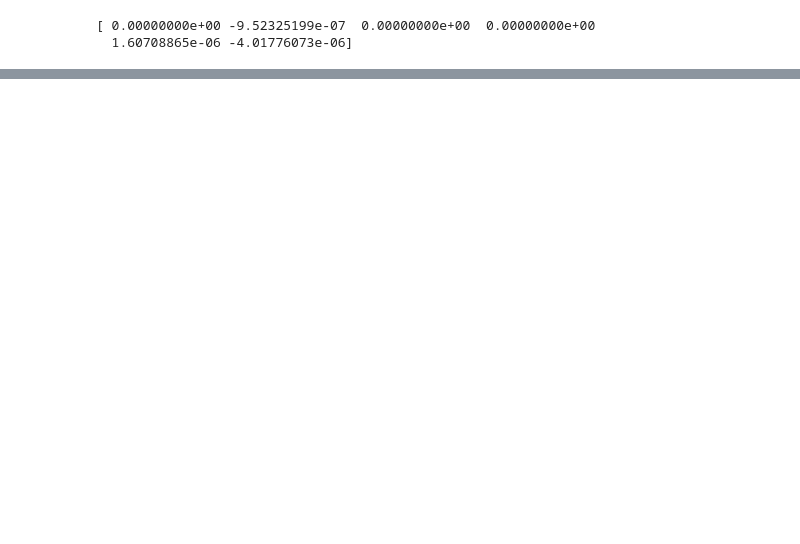
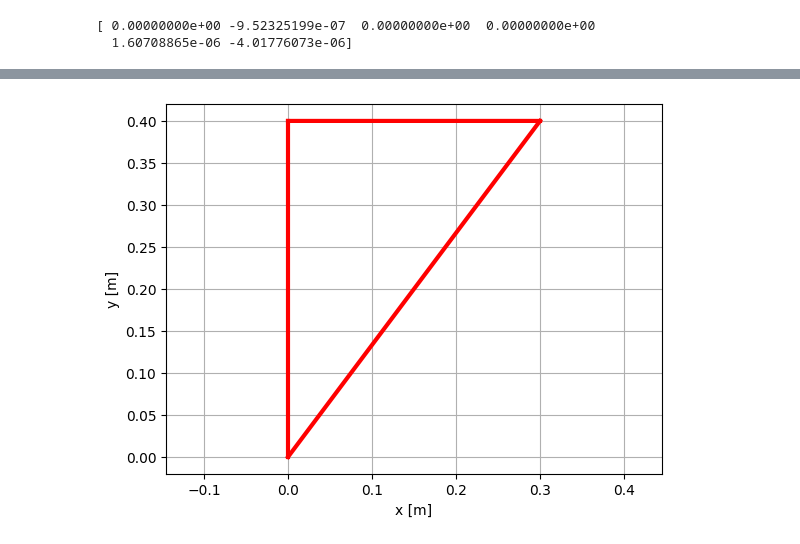
Before and after one commit to thomaschabro/MECSOL-APS4, a Jupyter notebook: main.ipynb, the cells around one changed output, grey strips where cells are left out. Cells and saved outputs as stored; diff of their text form; code cells hidden in the pictures; blank space fills up the shorter version.

Commit message:
ajustar para armazenas valores e aplicar depois

```diff
--- a/main.ipynb
+++ b/main.ipynb
@@ -166,6 +253,11 @@ print(Utotal)
 [ 0.00000000e+00 -9.52325199e-07  0.00000000e+00  0.00000000e+00
   1.60708865e-06 -4.01776073e-06]
 # %%
+'''
+Neste for, iremos calcular tanto a deformação quanto a tensão de cada elemento.
+
+'''
+
 for elemento in range(nm):
     no1 = int(Inc[elemento,0]) -1
     no2 = int(Inc[elemento,1]) -1
@@ -182,11 +274,7 @@ for elemento in range(nm):
     for i in range(4):
         defo += K[i]*list_dot[i]
 
-    tensao = defo*E
-
-
-
-
+    print ("\n--------------------------------------")
     print("Deformacao no elemento ",elemento+1," = ",defo)
     print("Tensao no elemento ",elemento+1," = ",tensao)
 # %% [output]
@@ -226,0 +404,12 @@ Vetor de reacoes
+# %%
+# Gerando a nova imagem mas já com as deformações
+# Primeiro aplicar as deformações em uma cópia e depois usar o plota()
+
+Ndef = N.copy()
+for i in range(nn):
+    Ndef[0,i] += Utotal[2*i]
+    Ndef[1,i] += Utotal[2*i+1]
+
+plota(Ndef,Inc)
+# %% [output]
+[figure, added]
```
Also changed, not shown: parts of 20 cells of this notebook, 1 other file.
